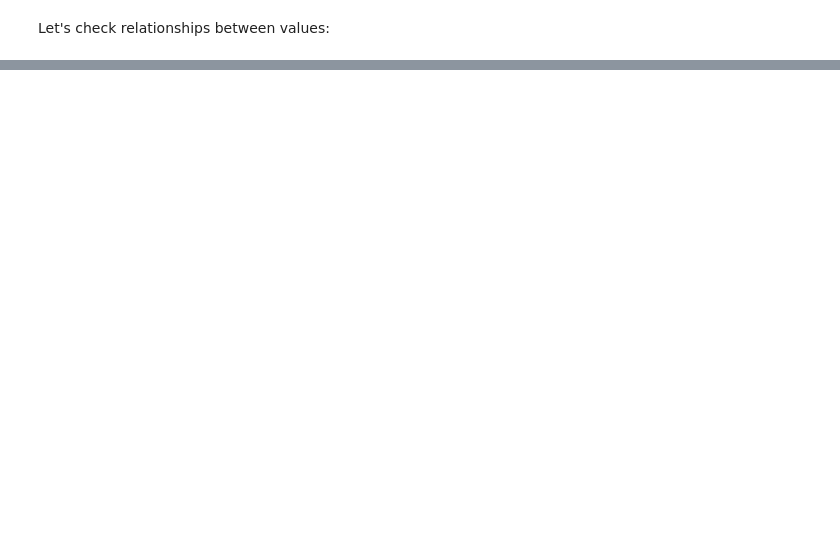
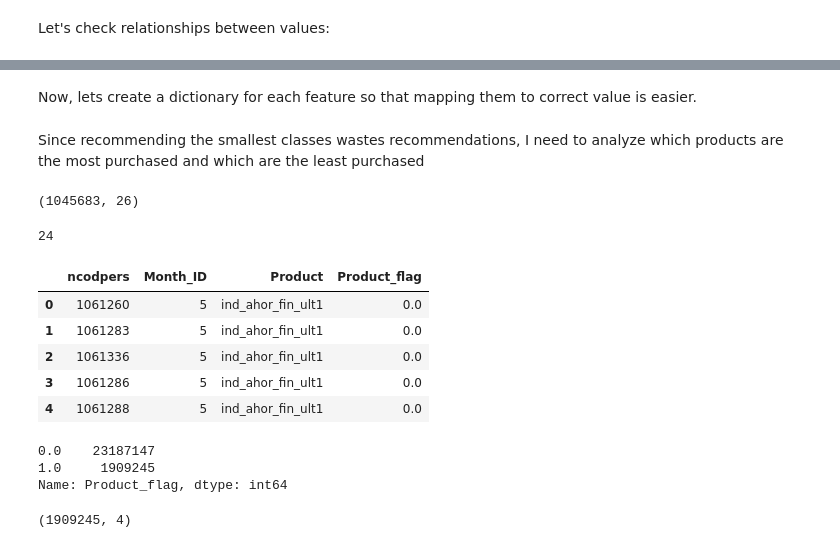
Before and after one commit to Alfonso-AML/Ironhack_final_project, a Jupyter notebook: Data processing.ipynb, the cells around one changed output, grey strips where cells are left out. Saved outputs shown, nothing was run; the diff lists cells and outputs as text; code cells hidden in the pictures; blank space fills up the shorter version.

```diff
--- a/Data processing.ipynb
+++ b/Data processing.ipynb
@@ -128,0 +161,2 @@ pd.DataFrame(distance_matrix(bank.values, bank.values), index=bank.index, column
+# %% [markdown]
+Now, lets create a dictionary for each feature so that mapping them to correct value is easier.
@@ -128,0 +180,2 @@ pd.DataFrame(distance_matrix(bank.values, bank.values), index=bank.index, column
+# %% [markdown]
+Since recommending the smallest classes wastes recommendations, I need to analyze which products are the most purchased and which are the least purchased
@@ -128,0 +185,31 @@ pd.DataFrame(distance_matrix(bank.values, bank.values), index=bank.index, column
+# %%
+bank_prods["Month_ID"] = bank_prods["fecha_dato"].dt.month
+bank_prods.drop("fecha_dato", inplace=True, axis=1)
+bank_prods.shape
+# %% [output]
+(1045683, 26)
+# %%
+target = ['ind_ahor_fin_ult1', 'ind_aval_fin_ult1', 'ind_cco_fin_ult1', 'ind_cder_fin_ult1', 'ind_cno_fin_ult1', 'ind_ctju_fin_ult1', 'ind_ctma_fin_ult1', 'ind_ctop_fin_ult1', 'ind_ctpp_fin_ult1', 'ind_deco_fin_ult1', 'ind_deme_fin_ult1', 'ind_dela_fin_ult1', 'ind_ecue_fin_ult1', 'ind_fond_fin_ult1', 'ind_hip_fin_ult1', 'ind_plan_fin_ult1', 'ind_pres_fin_ult1', 'ind_reca_fin_ult1', 'ind_tjcr_fin_ult1', 'ind_valo_fin_ult1', 'ind_viv_fin_ult1', 'ind_nomina_ult1', 'ind_nom_pens_ult1', 'ind_recibo_ult1']
+print(len(target))
+
+train2 = pd.melt(bank_prods, id_vars=["ncodpers", "Month_ID"], value_vars=target,var_name="Product", value_name="Product_flag" )
+train2.head()
+# %% [output]
+24
+|  | ncodpers | Month_ID | Product | Product_flag |
+| 0 | 1061260 | 5 | ind_ahor_fin_ult1 | 0.0 |
+| 1 | 1061283 | 5 | ind_ahor_fin_ult1 | 0.0 |
+| 2 | 1061336 | 5 | ind_ahor_fin_ult1 | 0.0 |
+| 3 | 1061286 | 5 | ind_ahor_fin_ult1 | 0.0 |
+| 4 | 1061288 | 5 | ind_ahor_fin_ult1 | 0.0 |
+# %%
+train2['Product_flag'].value_counts()
+# %% [output]
+0.0    23187147
+1.0     1909245
+Name: Product_flag, dtype: int64
+# %%
+train2 = train2.loc[train2["Product_flag"] == 1.0]
+train2.shape
+# %% [output]
+(1909245, 4)
```
Also changed, not shown: parts of 21 cells of this notebook, 1 other file.
